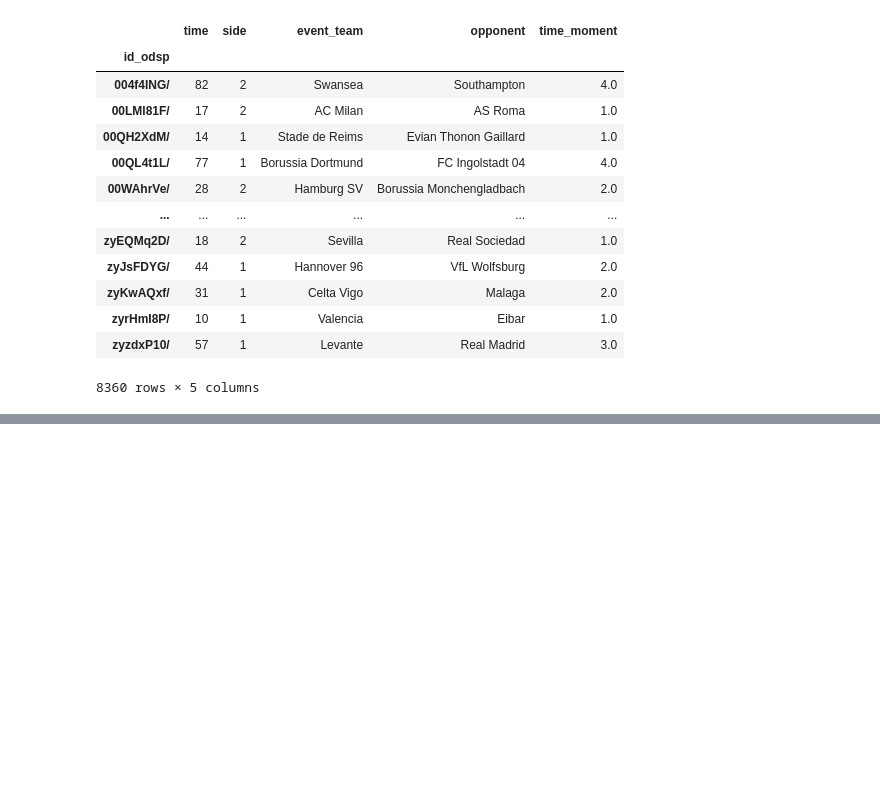
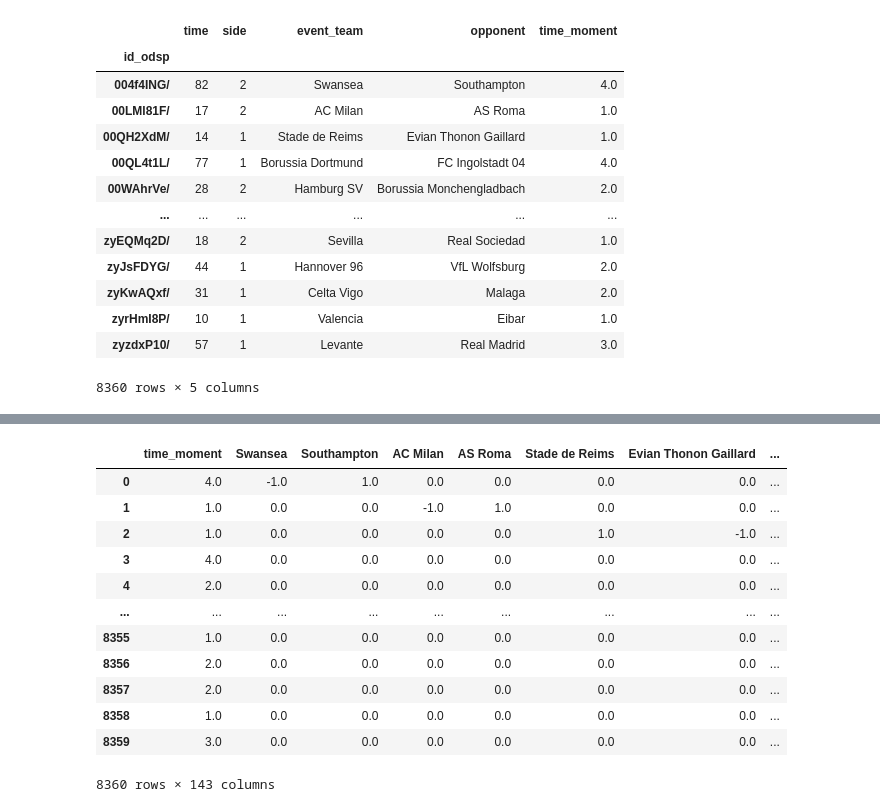
Before and after one commit to gmtorres/MIEIC_19_20_IART, a Jupyter notebook: Proj2/first_goal.ipynb, the cells around one changed output, grey strips where cells are left out. Saved outputs shown, nothing was run; the diff lists cells and outputs as text; code cells hidden in the pictures; blank space fills up the shorter version.

```diff
--- a/Proj2/first_goal.ipynb
+++ b/Proj2/first_goal.ipynb
@@ -93,0 +104,17 @@ data.head()
+# %%
+data = data.replace(np.nan, 0)
+data
+# %% [output]
+|  | time_moment | Swansea | Southampton | AC Milan | AS Roma | Stade de Reims | Evian Thonon Gaillard | ... |
+| 0 | 4.0 | -1.0 | 1.0 | 0.0 | 0.0 | 0.0 | 0.0 | ... |
+| 1 | 1.0 | 0.0 | 0.0 | -1.0 | 1.0 | 0.0 | 0.0 | ... |
+| 2 | 1.0 | 0.0 | 0.0 | 0.0 | 0.0 | 1.0 | -1.0 | ... |
+| 3 | 4.0 | 0.0 | 0.0 | 0.0 | 0.0 | 0.0 | 0.0 | ... |
+| 4 | 2.0 | 0.0 | 0.0 | 0.0 | 0.0 | 0.0 | 0.0 | ... |
+| ... | ... | ... | ... | ... | ... | ... | ... | ... |
+| 8355 | 1.0 | 0.0 | 0.0 | 0.0 | 0.0 | 0.0 | 0.0 | ... |
+| 8356 | 2.0 | 0.0 | 0.0 | 0.0 | 0.0 | 0.0 | 0.0 | ... |
+| 8357 | 2.0 | 0.0 | 0.0 | 0.0 | 0.0 | 0.0 | 0.0 | ... |
+| 8358 | 1.0 | 0.0 | 0.0 | 0.0 | 0.0 | 0.0 | 0.0 | ... |
+| 8359 | 3.0 | 0.0 | 0.0 | 0.0 | 0.0 | 0.0 | 0.0 | ... |
+8360 rows × 143 columns
```
Also changed, not shown: parts of 7 cells of this notebook, 1 other file.
